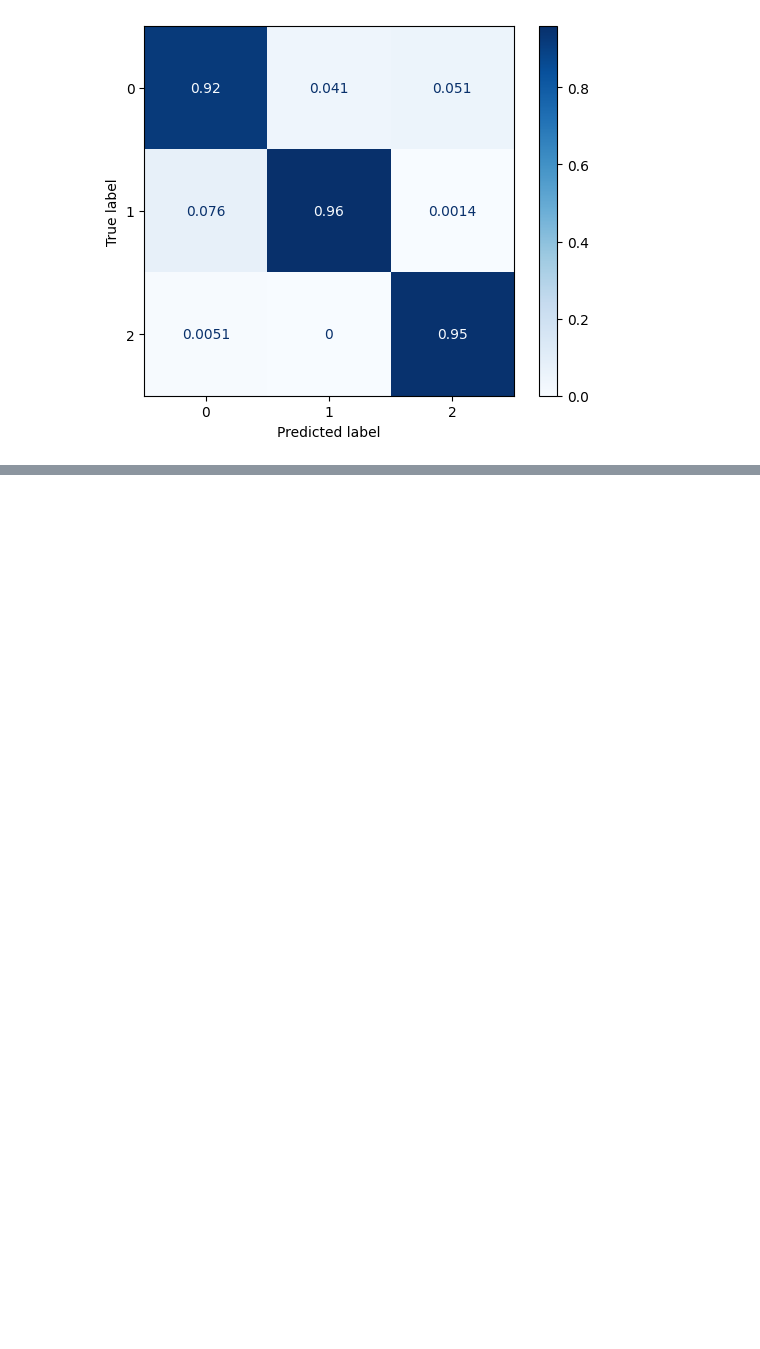
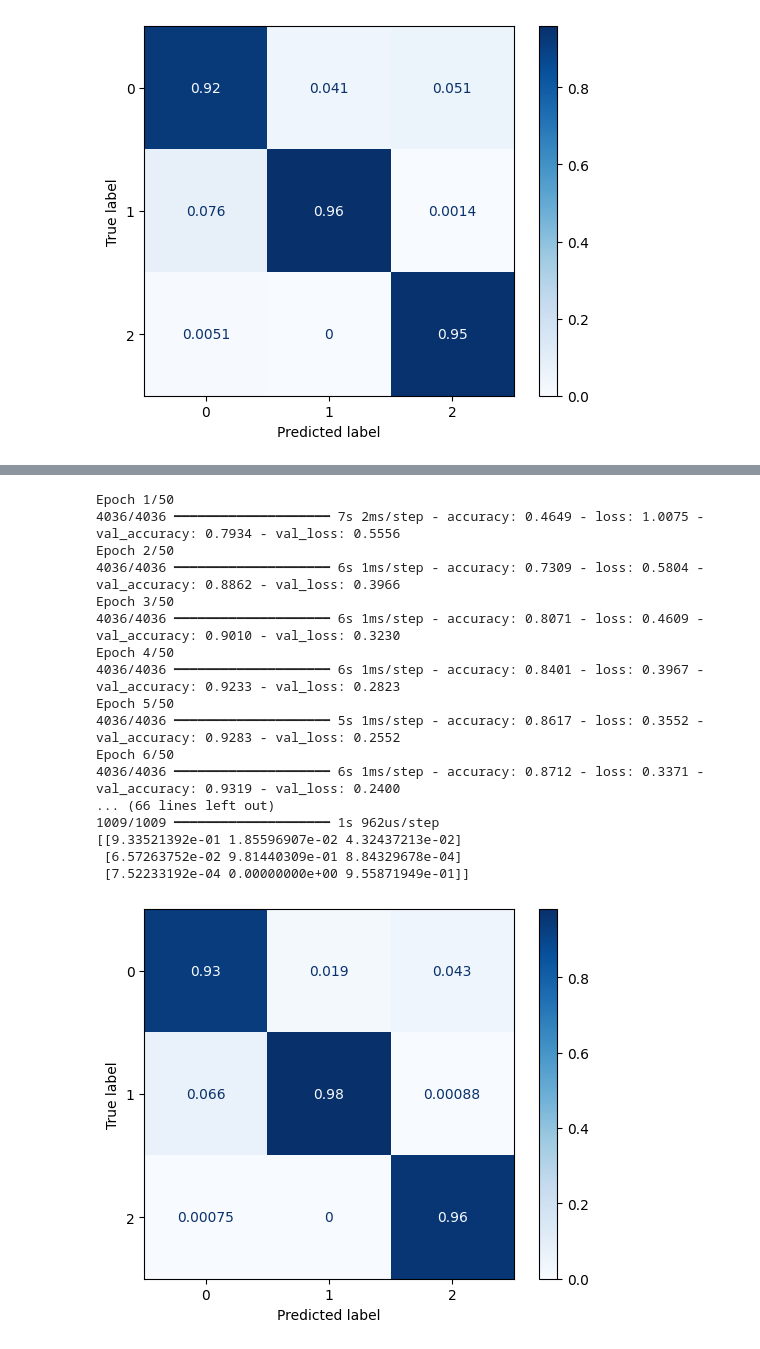
Before and after one commit to TeodoraSekulic/MASINSKO-projekat3, a Jupyter notebook: zvezde/novoP3.ipynb, the cells around one changed output, grey strips where cells are left out. Cells and saved outputs as stored; diff of their text form; code cells hidden in the pictures; blank space fills up the shorter version.

```diff
--- a/zvezde/novoP3.ipynb
+++ b/zvezde/novoP3.ipynb
@@ -1076,0 +1420,18 @@ epoch_count = range(1, len(training_loss) + 1)
+# %%
+from tensorflow.keras.models import Sequential
+from tensorflow.keras.layers import Dense, Dropout
+from tensorflow.keras.optimizers import Adam
+
+# Kreiranje modela
+model_admin4 = Sequential()
+model_admin4.add(Dense(15, input_shape=(11,), activation='sigmoid'))  # Sigmoid aktivacijska funkcija
+model_admin4.add(Dropout(0.2))  # Dropout sloj za regularizaciju
+model_admin4.add(Dense(8, activation='sigmoid'))
+model_admin4.add(Dense(3, activation='softmax'))
+
+# Kompilacija modela s optimizatorom Adam Grad i postavljenim parametrima
+adam_grad_optimizer = Adam(learning_rate=0.001, beta_1=0.9, beta_2=0.999, epsilon=1e-07, amsgrad=True)
+model_admin4.compile(loss='categorical_crossentropy', optimizer=adam_grad_optimizer, metrics=['accuracy'])
+
+# Ispis informacija o modelu
+model_admin4.summary()
@@ -1076,0 +1454,23 @@ epoch_count = range(1, len(training_loss) + 1)
+# %%
+model_admin4.compile(loss='categorical_crossentropy', optimizer=adam_grad_optimizer, metrics=['accuracy'])
+# %%
+history = my_fit5(dataframe_enc_stand, model_admin4, epochs=50)
+# %% [output]
+Epoch 1/50
+4036/4036 ━━━━━━━━━━━━━━━━━━━━ 7s 2ms/step - accuracy: 0.4649 - loss: 1.0075 - val_accuracy: 0.7934 - val_loss: 0.5556
+Epoch 2/50
+4036/4036 ━━━━━━━━━━━━━━━━━━━━ 6s 1ms/step - accuracy: 0.7309 - loss: 0.5804 - val_accuracy: 0.8862 - val_loss: 0.3966
+Epoch 3/50
+4036/4036 ━━━━━━━━━━━━━━━━━━━━ 6s 1ms/step - accuracy: 0.8071 - loss: 0.4609 - val_accuracy: 0.9010 - val_loss: 0.3230
+Epoch 4/50
+4036/4036 ━━━━━━━━━━━━━━━━━━━━ 6s 1ms/step - accuracy: 0.8401 - loss: 0.3967 - val_accuracy: 0.9233 - val_loss: 0.2823
+Epoch 5/50
+4036/4036 ━━━━━━━━━━━━━━━━━━━━ 5s 1ms/step - accuracy: 0.8617 - loss: 0.3552 - val_accuracy: 0.9283 - val_loss: 0.2552
+Epoch 6/50
+4036/4036 ━━━━━━━━━━━━━━━━━━━━ 6s 1ms/step - accuracy: 0.8712 - loss: 0.3371 - val_accuracy: 0.9319 - val_loss: 0.2400
+... (66 lines left out)
+1009/1009 ━━━━━━━━━━━━━━━━━━━━ 1s 962us/step
+[[9.33521392e-01 1.85596907e-02 4.32437213e-02]
+ [6.57263752e-02 9.81440309e-01 8.84329678e-04]
+ [7.52233192e-04 0.00000000e+00 9.55871949e-01]]
+[figure, added]
```
Also changed, not shown: parts of 17 cells of this notebook.
